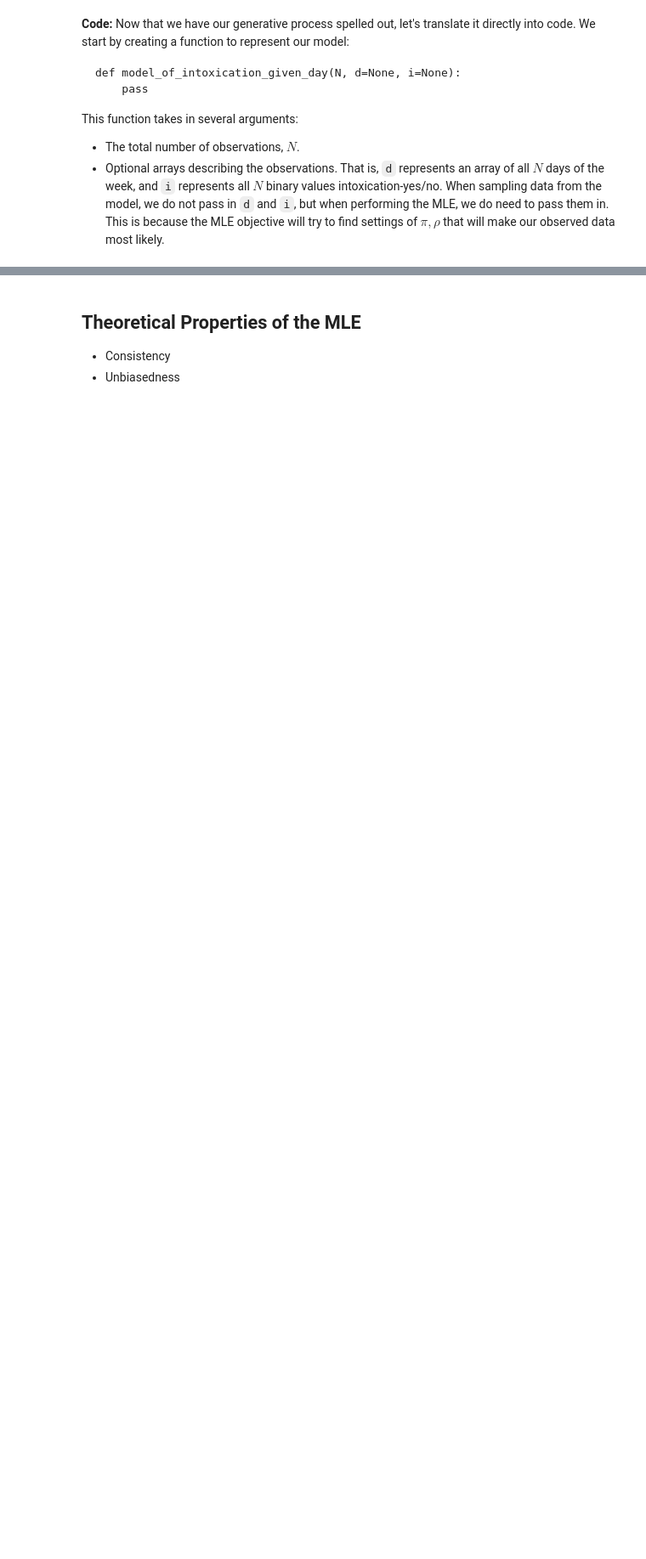
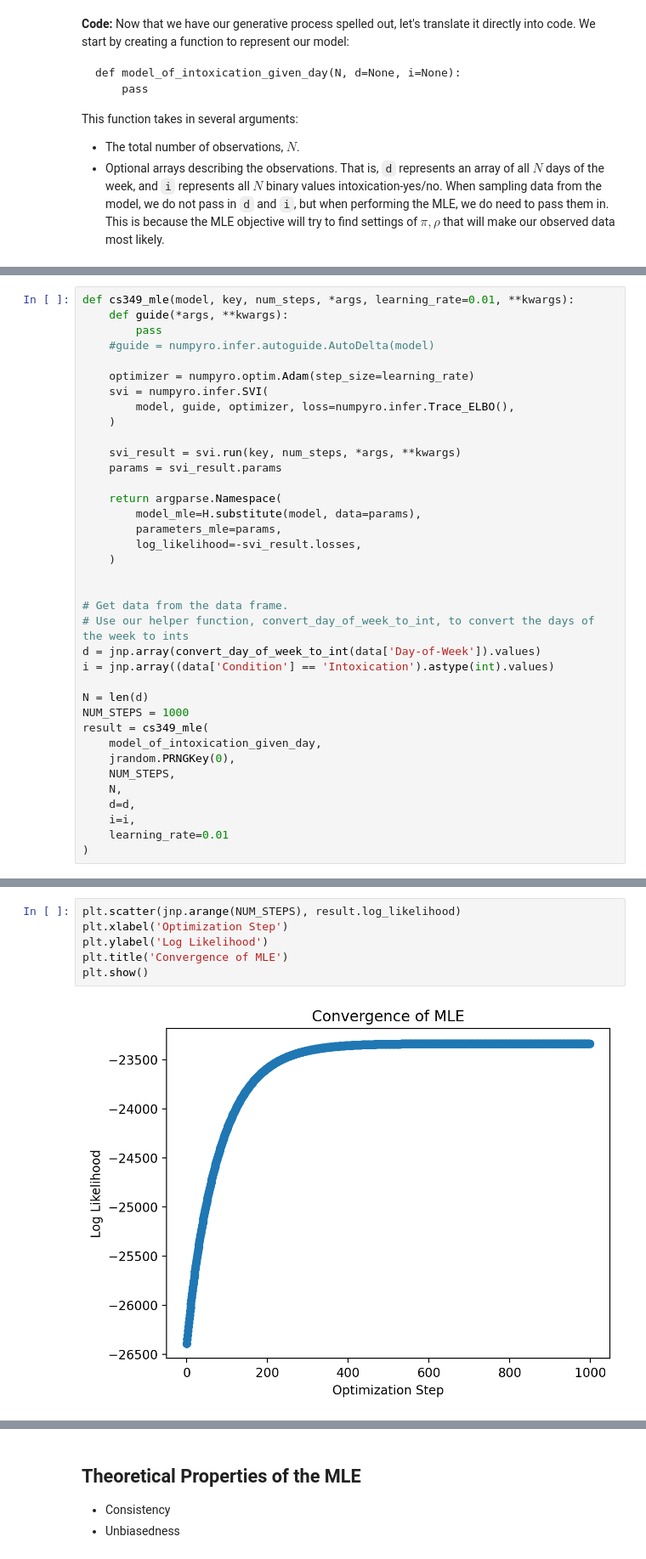
Before and after one commit to mogu-lab/probabilistic-foundations-of-ml, a Jupyter notebook: mle.ipynb, the cells around one changed output, grey strips where cells are left out. Shown at 85% size. Saved outputs shown, nothing was run; the diff lists cells and outputs as text; blank space fills up the shorter version.

```diff
--- a/mle.ipynb
+++ b/mle.ipynb
@@ -268,0 +292,37 @@ cs349_sample(model_of_intoxication_given_day, 0, 20)
+# %%
+def cs349_mle(model, key, num_steps, *args, learning_rate=0.01, **kwargs):
+    def guide(*args, **kwargs):
+        pass
+    #guide = numpyro.infer.autoguide.AutoDelta(model)
+
+    optimizer = numpyro.optim.Adam(step_size=learning_rate)
+    svi = numpyro.infer.SVI(
+        model, guide, optimizer, loss=numpyro.infer.Trace_ELBO(),
+    )
+
+    svi_result = svi.run(key, num_steps, *args, **kwargs)
+    params = svi_result.params
+
+    return argparse.Namespace(
+        model_mle=H.substitute(model, data=params),
+        parameters_mle=params,
+        log_likelihood=-svi_result.losses,
+    )
+
+
+# Get data from the data frame.
+# Use our helper function, convert_day_of_week_to_int, to convert the days of the week to ints
+d = jnp.array(convert_day_of_week_to_int(data['Day-of-Week']).values)
+i = jnp.array((data['Condition'] == 'Intoxication').astype(int).values)
+
+N = len(d)
+NUM_STEPS = 1000
+result = cs349_mle(
+    model_of_intoxication_given_day,
+    jrandom.PRNGKey(0),
+    NUM_STEPS,
+    N,
+    d=d,
+    i=i,
+    learning_rate=0.01
+)
@@ -268,0 +331,8 @@ cs349_sample(model_of_intoxication_given_day, 0, 20)
+# %%
+plt.scatter(jnp.arange(NUM_STEPS), result.log_likelihood)
+plt.xlabel('Optimization Step')
+plt.ylabel('Log Likelihood')
+plt.title('Convergence of MLE')
+plt.show()
+# %% [output]
+[figure, added]
```
Also changed, not shown: parts of 14 cells of this notebook, 2 other files.
